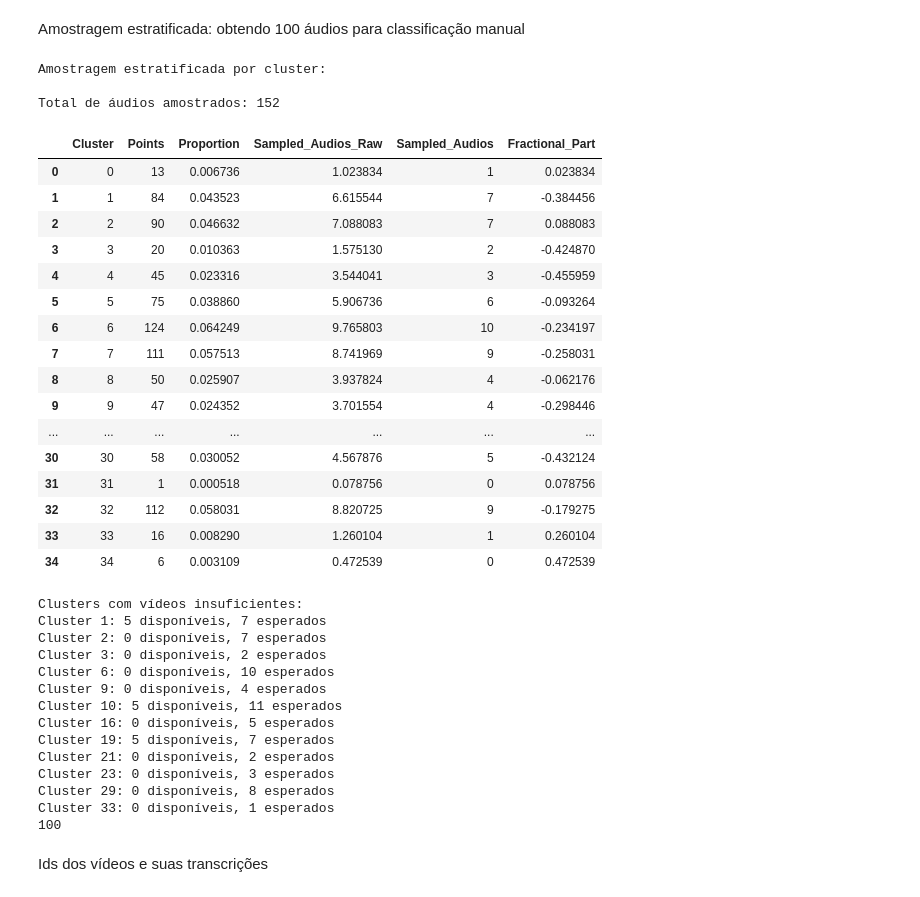
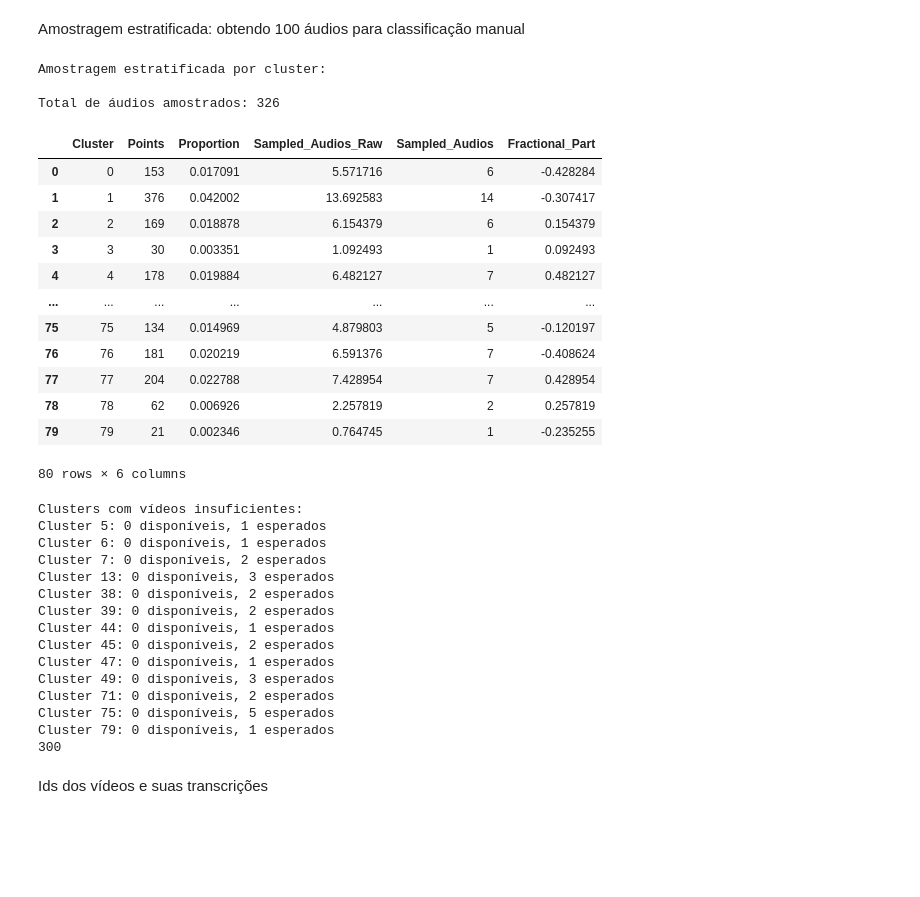
Before and after one commit to estermariaa/lei_felca, a Jupyter notebook: notebooks/22_audio_clustering.ipynb, the cells around one changed output. Saved outputs shown, nothing was run; the diff lists cells and outputs as text; code cells hidden in the pictures; blank space fills up the shorter version.

Commit message:
Atualização da clusterização do Tigrinho para a Lei Felca

```diff
--- a/notebooks/22_audio_clustering.ipynb
+++ b/notebooks/22_audio_clustering.ipynb
@@ -310,54 +311,49 @@ df_clusters = pd.DataFrame(list(cluster_data.items()), columns=['Cluster', 'Poin
 total_points = df_clusters['Points'].sum()
 
 # Define o tamanho da amostra desejada
-sample_size = 152
-
+sample_size = 326
 # Calcula a proporção para cada cluster e o número de áudios a serem amostrados de cada um
 df_clusters['Proportion'] = df_clusters['Points'] / total_points
 df_clusters['Sampled_Audios_Raw'] = df_clusters['Proportion'] * sample_size
 df_clusters['Sampled_Audios'] = df_clusters['Sampled_Audios_Raw'].round().astype(int)
 
 # Ajusta os erros de arredondamento para garantir que a soma seja exatamente 100
 current_sum = df_clusters['Sampled_Audios'].sum()
 difference = sample_size - current_sum
 
 if difference != 0:
     df_clusters['Fractional_Part'] = df_clusters['Sampled_Audios_Raw'] - df_clusters['Sampled_Audios']
     if difference > 0:
         # Adiciona aos clusters com as maiores partes fracionárias
         clusters_to_adjust = df_clusters.nlargest(difference, 'Fractional_Part')
         df_clusters.loc[clusters_to_adjust.index, 'Sampled_Audios'] += 1
     else:
         # Subtrai dos clusters com as menores (mais negativas) partes fracionárias
         clusters_to_adjust = df_clusters.nsmallest(abs(difference), 'Fractional_Part')
         df_clusters.loc[clusters_to_adjust.index, 'Sampled_Audios'] -= 1
 
 # Exibe o resultado
 print("Amostragem estratificada por cluster:")
 print(f"\nTotal de áudios amostrados: {df_clusters['Sampled_Audios'].sum()}")
 
 display(df_clusters)
 # %% [output]
 Amostragem estratificada por cluster:
 
-Total de áudios amostrados: 152
+Total de áudios amostrados: 326
 |  | Cluster | Points | Proportion | Sampled_Audios_Raw | Sampled_Audios | Fractional_Part |
-| 0 | 0 | 13 | 0.006736 | 1.023834 | 1 | 0.023834 |
-| 1 | 1 | 84 | 0.043523 | 6.615544 | 7 | -0.384456 |
-| 2 | 2 | 90 | 0.046632 | 7.088083 | 7 | 0.088083 |
-| 3 | 3 | 20 | 0.010363 | 1.575130 | 2 | -0.424870 |
-| 4 | 4 | 45 | 0.023316 | 3.544041 | 3 | -0.455959 |
-| 5 | 5 | 75 | 0.038860 | 5.906736 | 6 | -0.093264 |
-| 6 | 6 | 124 | 0.064249 | 9.765803 | 10 | -0.234197 |
-| 7 | 7 | 111 | 0.057513 | 8.741969 | 9 | -0.258031 |
-| 8 | 8 | 50 | 0.025907 | 3.937824 | 4 | -0.062176 |
-| 9 | 9 | 47 | 0.024352 | 3.701554 | 4 | -0.298446 |
+| 0 | 0 | 153 | 0.017091 | 5.571716 | 6 | -0.428284 |
+| 1 | 1 | 376 | 0.042002 | 13.692583 | 14 | -0.307417 |
+| 2 | 2 | 169 | 0.018878 | 6.154379 | 6 | 0.154379 |
+| 3 | 3 | 30 | 0.003351 | 1.092493 | 1 | 0.092493 |
+| 4 | 4 | 178 | 0.019884 | 6.482127 | 7 | 0.482127 |
 | ... | ... | ... | ... | ... | ... | ... |
-| 30 | 30 | 58 | 0.030052 | 4.567876 | 5 | -0.432124 |
-| 31 | 31 | 1 | 0.000518 | 0.078756 | 0 | 0.078756 |
-| 32 | 32 | 112 | 0.058031 | 8.820725 | 9 | -0.179275 |
-| 33 | 33 | 16 | 0.008290 | 1.260104 | 1 | 0.260104 |
-| 34 | 34 | 6 | 0.003109 | 0.472539 | 0 | 0.472539 |
+| 75 | 75 | 134 | 0.014969 | 4.879803 | 5 | -0.120197 |
+| 76 | 76 | 181 | 0.020219 | 6.591376 | 7 | -0.408624 |
+| 77 | 77 | 204 | 0.022788 | 7.428954 | 7 | 0.428954 |
+| 78 | 78 | 62 | 0.006926 | 2.257819 | 2 | 0.257819 |
+| 79 | 79 | 21 | 0.002346 | 0.764745 | 1 | -0.235255 |
+80 rows × 6 columns
 # %%
 amostras = {}
 clusters_com_poucos_videos = []
@@ -394,19 +390,20 @@ for i, id in amostras.items():
 print(count)
 # %% [output]
 Clusters com vídeos insuficientes:
-Cluster 1: 5 disponíveis, 7 esperados
-Cluster 2: 0 disponíveis, 7 esperados
-Cluster 3: 0 disponíveis, 2 esperados
-Cluster 6: 0 disponíveis, 10 esperados
-Cluster 9: 0 disponíveis, 4 esperados
-Cluster 10: 5 disponíveis, 11 esperados
-Cluster 16: 0 disponíveis, 5 esperados
-Cluster 19: 5 disponíveis, 7 esperados
-Cluster 21: 0 disponíveis, 2 esperados
-Cluster 23: 0 disponíveis, 3 esperados
-Cluster 29: 0 disponíveis, 8 esperados
-Cluster 33: 0 disponíveis, 1 esperados
-100
+Cluster 5: 0 disponíveis, 1 esperados
+Cluster 6: 0 disponíveis, 1 esperados
+Cluster 7: 0 disponíveis, 2 esperados
+Cluster 13: 0 disponíveis, 3 esperados
+Cluster 38: 0 disponíveis, 2 esperados
+Cluster 39: 0 disponíveis, 2 esperados
+Cluster 44: 0 disponíveis, 1 esperados
+Cluster 45: 0 disponíveis, 2 esperados
+Cluster 47: 0 disponíveis, 1 esperados
+Cluster 49: 0 disponíveis, 3 esperados
+Cluster 71: 0 disponíveis, 2 esperados
+Cluster 75: 0 disponíveis, 5 esperados
+Cluster 79: 0 disponíveis, 1 esperados
+300
 # %% [markdown]
 Ids dos vídeos e suas transcrições
 # %%
```
Also changed, not shown: parts of 11 cells of this notebook.
